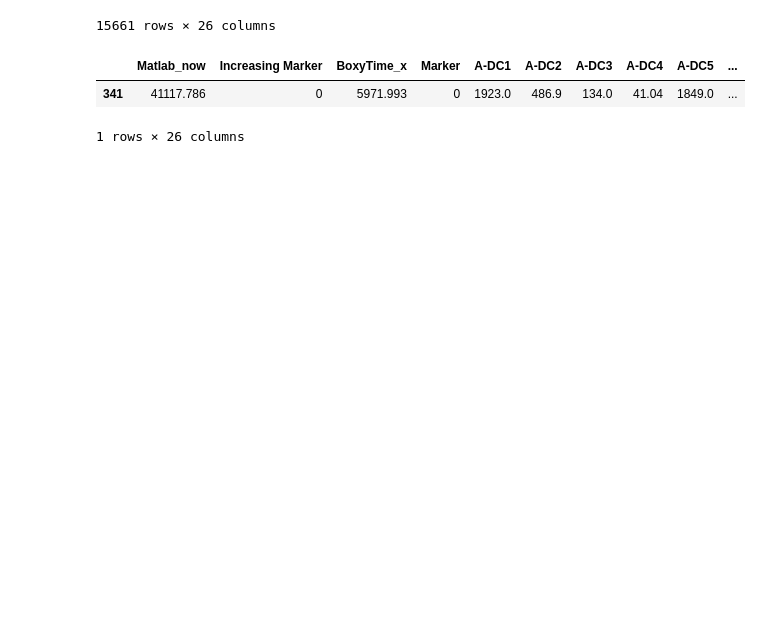
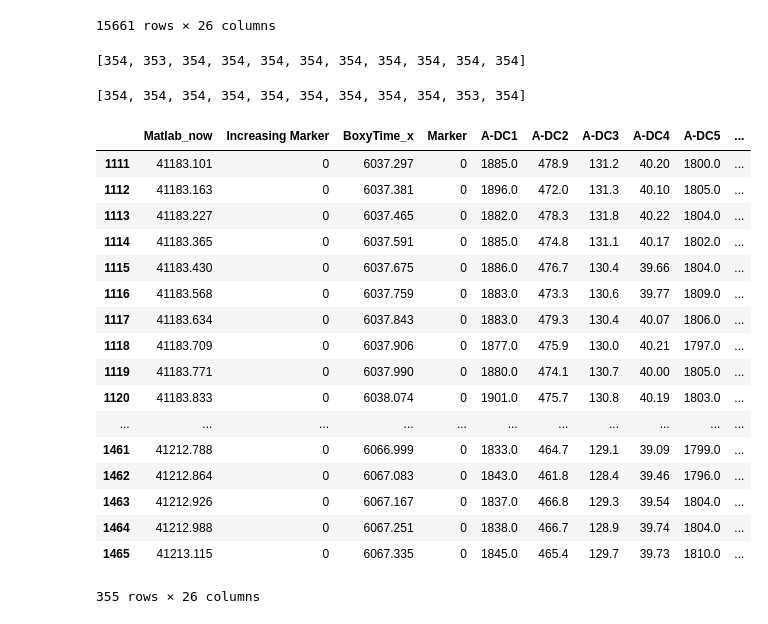
Before and after one commit to jin-sj/hci_lab, a Jupyter notebook: traditional_ml.ipynb, the cells around one changed output. Cells and saved outputs as stored; diff of their text form; code cells hidden in the pictures; blank space fills up the shorter version.

```diff
--- a/traditional_ml.ipynb
+++ b/traditional_ml.ipynb
@@ -16,0 +35,7 @@ marker_df = pd.read_csv(marker_path, sep='\t', skiprows=range(4), index_col=Fals
+# %%
+BASELINE_START = "baselinestart"
+BASELINE_END = "baselineend"
+EASY_START = "easystart"
+EASY_END = "easyend"
+HARD_START = "hardstart"
+HARD_END = "hardend"
@@ -101,9 +101,3 @@ merged_df
 | 15659 | 42416.688 | 0 | 7271.257 | 0 | 1623.0 | 409.5 | 113.0 | 34.11 | 1599.0 | ... |
 | 15660 | 42416.748 | 0 | 7271.341 | 0 | 1610.0 | 408.2 | 113.8 | 34.24 | 1603.0 | ... |
 15661 rows × 26 columns
-# %%
-merged_df[merged_df["Matlab_now"] == 41117.786]
-# %% [output]
-|  | Matlab_now | Increasing Marker | BoxyTime_x | Marker | A-DC1 | A-DC2 | A-DC3 | A-DC4 | A-DC5 | ... |
-| 341 | 41117.786 | 0 | 5971.993 | 0 | 1923.0 | 486.9 | 134.0 | 41.04 | 1849.0 | ... |
-1 rows × 26 columns
@@ -109,0 +112,29 @@ merged_df[merged_df["Matlab_now"] == 41117.786]
+# %%
+[x[1] - x[0] for x in easy_rows]
+# %% [output]
+[354, 353, 354, 354, 354, 354, 354, 354, 354, 354, 354]
+# %%
+[y[1] - y[0] for y in hard_rows]
+# %% [output]
+[354, 354, 354, 354, 354, 354, 354, 354, 354, 353, 354]
+# %%
+merged_df.iloc[easy_rows[0][0]: easy_rows[0][1]+1]
+# %% [output]
+|  | Matlab_now | Increasing Marker | BoxyTime_x | Marker | A-DC1 | A-DC2 | A-DC3 | A-DC4 | A-DC5 | ... |
+| 1111 | 41183.101 | 0 | 6037.297 | 0 | 1885.0 | 478.9 | 131.2 | 40.20 | 1800.0 | ... |
+| 1112 | 41183.163 | 0 | 6037.381 | 0 | 1896.0 | 472.0 | 131.3 | 40.10 | 1805.0 | ... |
+| 1113 | 41183.227 | 0 | 6037.465 | 0 | 1882.0 | 478.3 | 131.8 | 40.22 | 1804.0 | ... |
+| 1114 | 41183.365 | 0 | 6037.591 | 0 | 1885.0 | 474.8 | 131.1 | 40.17 | 1802.0 | ... |
+| 1115 | 41183.430 | 0 | 6037.675 | 0 | 1886.0 | 476.7 | 130.4 | 39.66 | 1804.0 | ... |
+| 1116 | 41183.568 | 0 | 6037.759 | 0 | 1883.0 | 473.3 | 130.6 | 39.77 | 1809.0 | ... |
+| 1117 | 41183.634 | 0 | 6037.843 | 0 | 1883.0 | 479.3 | 130.4 | 40.07 | 1806.0 | ... |
+| 1118 | 41183.709 | 0 | 6037.906 | 0 | 1877.0 | 475.9 | 130.0 | 40.21 | 1797.0 | ... |
+| 1119 | 41183.771 | 0 | 6037.990 | 0 | 1880.0 | 474.1 | 130.7 | 40.00 | 1805.0 | ... |
+| 1120 | 41183.833 | 0 | 6038.074 | 0 | 1901.0 | 475.7 | 130.8 | 40.19 | 1803.0 | ... |
+| ... | ... | ... | ... | ... | ... | ... | ... | ... | ... | ... |
+| 1461 | 41212.788 | 0 | 6066.999 | 0 | 1833.0 | 464.7 | 129.1 | 39.09 | 1799.0 | ... |
+| 1462 | 41212.864 | 0 | 6067.083 | 0 | 1843.0 | 461.8 | 128.4 | 39.46 | 1796.0 | ... |
+| 1463 | 41212.926 | 0 | 6067.167 | 0 | 1837.0 | 466.8 | 129.3 | 39.54 | 1804.0 | ... |
+| 1464 | 41212.988 | 0 | 6067.251 | 0 | 1838.0 | 466.7 | 128.9 | 39.74 | 1804.0 | ... |
+| 1465 | 41213.115 | 0 | 6067.335 | 0 | 1845.0 | 465.4 | 129.7 | 39.73 | 1810.0 | ... |
+355 rows × 26 columns
```
Also changed, not shown: parts of 22 cells of this notebook.
